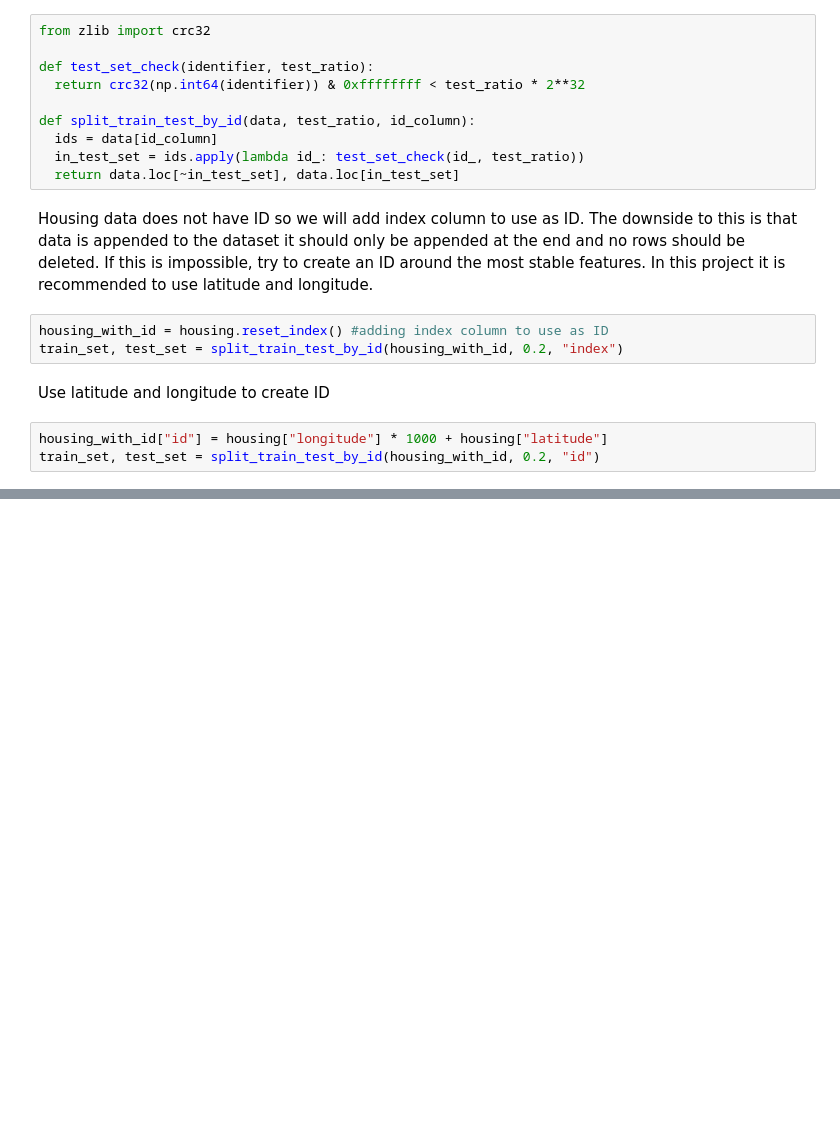
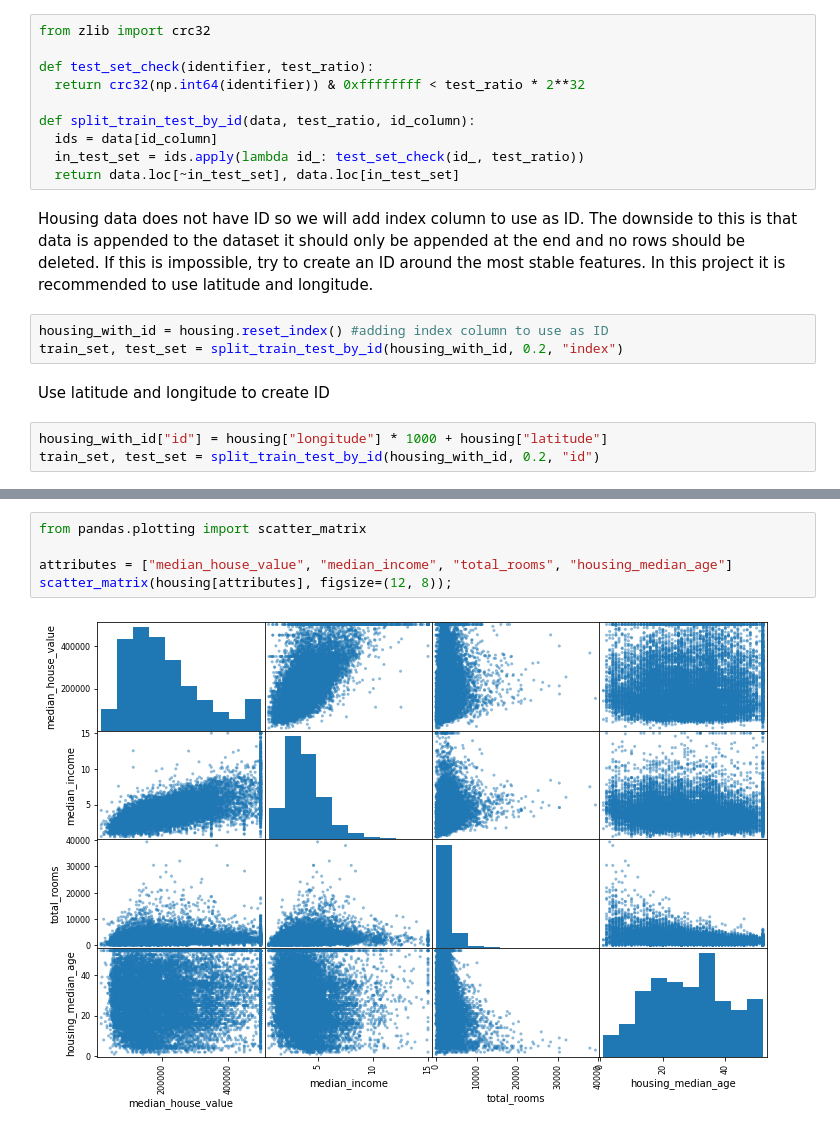
Before and after one commit to lauxpaux/ml_housing_cost_prediction, a Jupyter notebook: Housing_regression_notebook.ipynb, the cells around one changed output, grey strips where cells are left out. Drawn from its saved outputs; the diff is of its cells as text; blank space fills up the shorter version.

```diff
--- a/Housing_regression_notebook.ipynb
+++ b/Housing_regression_notebook.ipynb
@@ -114,0 +180,7 @@ train_set, test_set = split_train_test_by_id(housing_with_id, 0.2, "id")
+# %%
+from pandas.plotting import scatter_matrix
+
+attributes = ["median_house_value", "median_income", "total_rooms", "housing_median_age"]
+scatter_matrix(housing[attributes], figsize=(12, 8));
+# %% [output]
+[figure, added]
```
Also changed, not shown: parts of 15 cells of this notebook.
